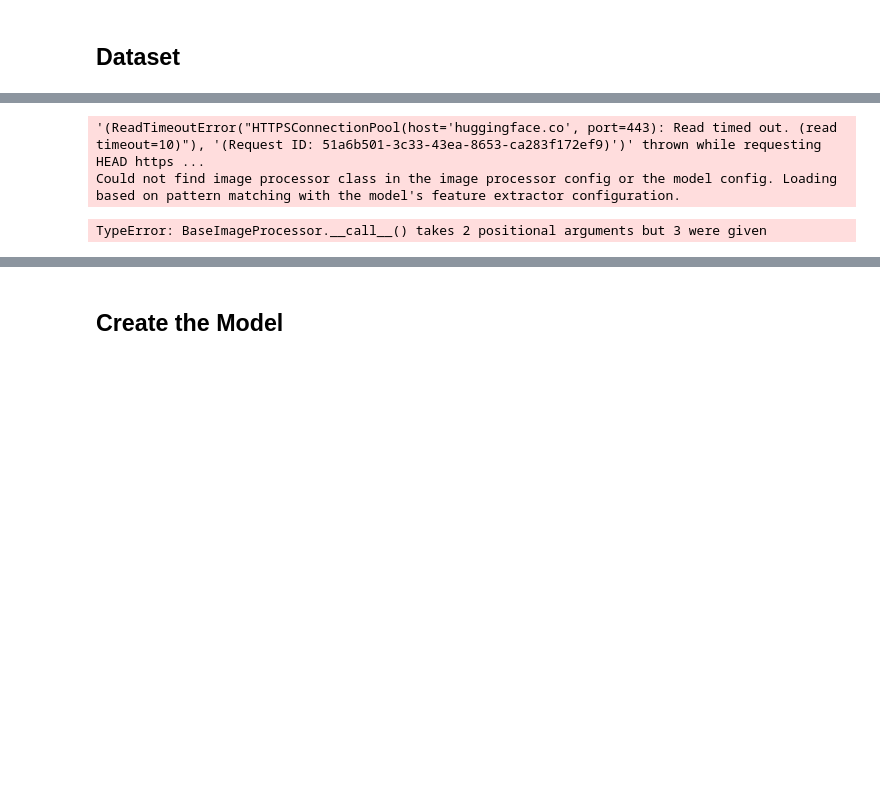
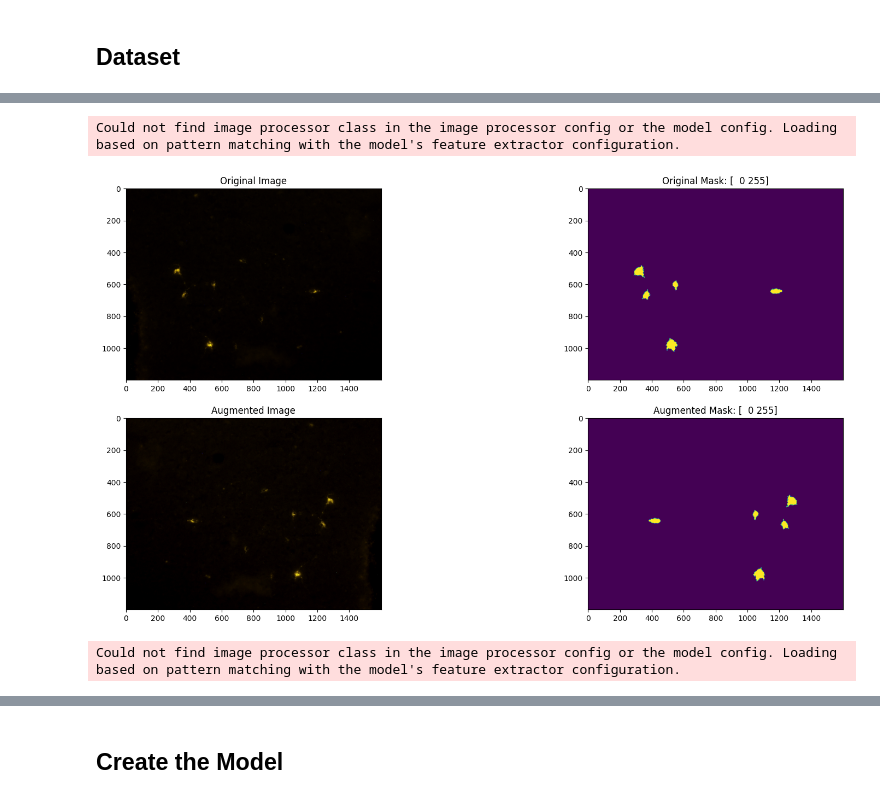
Before and after one commit to mmenendezg/mobilevit-fluorescent-cells, a Jupyter notebook: notebooks/fluorescent_semantic_brain.ipynb, the cells around one changed output, grey strips where cells are left out. Saved outputs shown, nothing was run; the diff lists cells and outputs as text; code cells hidden in the pictures; blank space fills up the shorter version.

Commit message:
Create the notebook to train the model

```diff
--- a/notebooks/fluorescent_semantic_brain.ipynb
+++ b/notebooks/fluorescent_semantic_brain.ipynb
@@ -23,7 +24,6 @@ from datasets import Dataset, load_dataset
 import evaluate
 # %%
-MODEL_CHECKPOINT = "apple/deeplabv3-mobilevit-small"
-BATCH_SIZE = 8
+MODEL_CHECKPOINT = "nvidia/segformer-b0-finetuned-ade-512-512"
 
 # Define the accelerator
 if torch.backends.mps.is_available():
@@ -65,12 +65,47 @@ plt.show()
-# %%
-image_processor = AutoImageProcessor.from_pretrained(
-    MODEL_CHECKPOINT, reduce_labels=True
-)
-inputs = image_processor(np.array(image), np.array(mask))
-ic(inputs)
-# %% [output]
-'(ReadTimeoutError("HTTPSConnectionPool(host='huggingface.co', port=443): Read timed out. (read timeout=10)"), '(Request ID: 51a6b501-3c33-43ea-8653-ca283f172ef9)')' thrown while requesting HEAD https ...
-Could not find image processor class in the image processor config or the model config. Loading based on pattern matching with the model's feature extractor configuration.
-TypeError: BaseImageProcessor.__call__() takes 2 positional arguments but 3 were given
+# %%
+def test_augmentation():
+    image_name = random.choice(os.listdir(os.path.join(RAW_DATA_PATH, "all_images", "images")))
+    image_path = os.path.join(RAW_DATA_PATH, "all_images", "images", image_name)
+    mask_path = os.path.join(RAW_DATA_PATH, "all_masks", "masks", image_name)
+
+    orig_image = np.array(Image.open(image_path), dtype=np.uint8)
+    orig_mask = np.array(Image.open(mask_path).convert("L"), dtype=np.uint8)
+
+    image_augmentator = A.Compose(
+        [
+            A.HorizontalFlip(p=0.8),
+            A.RandomBrightnessContrast(p=0.8),
+            A.RandomGamma(p=0.8),
+            A.HueSaturationValue(p=0.8)
+        ]
+    )
+    image_processor = AutoImageProcessor.from_pretrained(MODEL_CHECKPOINT)
+
+    augmented_images = image_augmentator(image=orig_image, mask=orig_mask)
+    aug_image = augmented_images["image"]
+    aug_mask = augmented_images["mask"]
+    # inputs = image_processor.preprocess(augmented_images["image"], augmented_images["mask"])
+
+    # ic(np.unique(inputs["labels"]))
+
+    plt.figure(figsize=(20, 10))
+    plt.subplot(2, 2, 1)
+    plt.imshow(orig_image)
+    plt.title("Original Image")
+    plt.subplot(2, 2, 2)
+    plt.imshow(orig_mask)
+    plt.title(f"Original Mask: {np.unique(orig_mask)}")
+    plt.subplot(2, 2, 3)
+    plt.imshow(aug_image)
+    plt.title("Augmented Image")
+    plt.subplot(2, 2, 4)
+    plt.imshow(aug_mask)
+    plt.title(f"Augmented Mask: {np.unique(aug_mask)}")
+    plt.show()
+
+test_augmentation()
+# %% [output]
+Could not find image processor class in the image processor config or the model config. Loading based on pattern matching with the model's feature extractor configuration.
+[figure, added]
 # %%
 class FluorescentNeuronalDataModule(pl.LightningDataModule):
@@ -142,0 +208,12 @@ data_module = FluorescentNeuronalDataModule()
+# %%
+image_augmentator = A.Compose(
+    [
+        A.HorizontalFlip(p=0.8),
+        A.RandomBrightnessContrast(p=0.8),
+        A.RandomGamma(p=0.8),
+        A.HueSaturationValue(p=0.8)
+    ]
+)
+image_processor = AutoImageProcessor.from_pretrained(MODEL_CHECKPOINT, do_reduce_labels=True)
+# %% [output]
+Could not find image processor class in the image processor config or the model config. Loading based on pattern matching with the model's feature extractor configuration.
```
Also changed, not shown: parts of 11 cells of this notebook.
